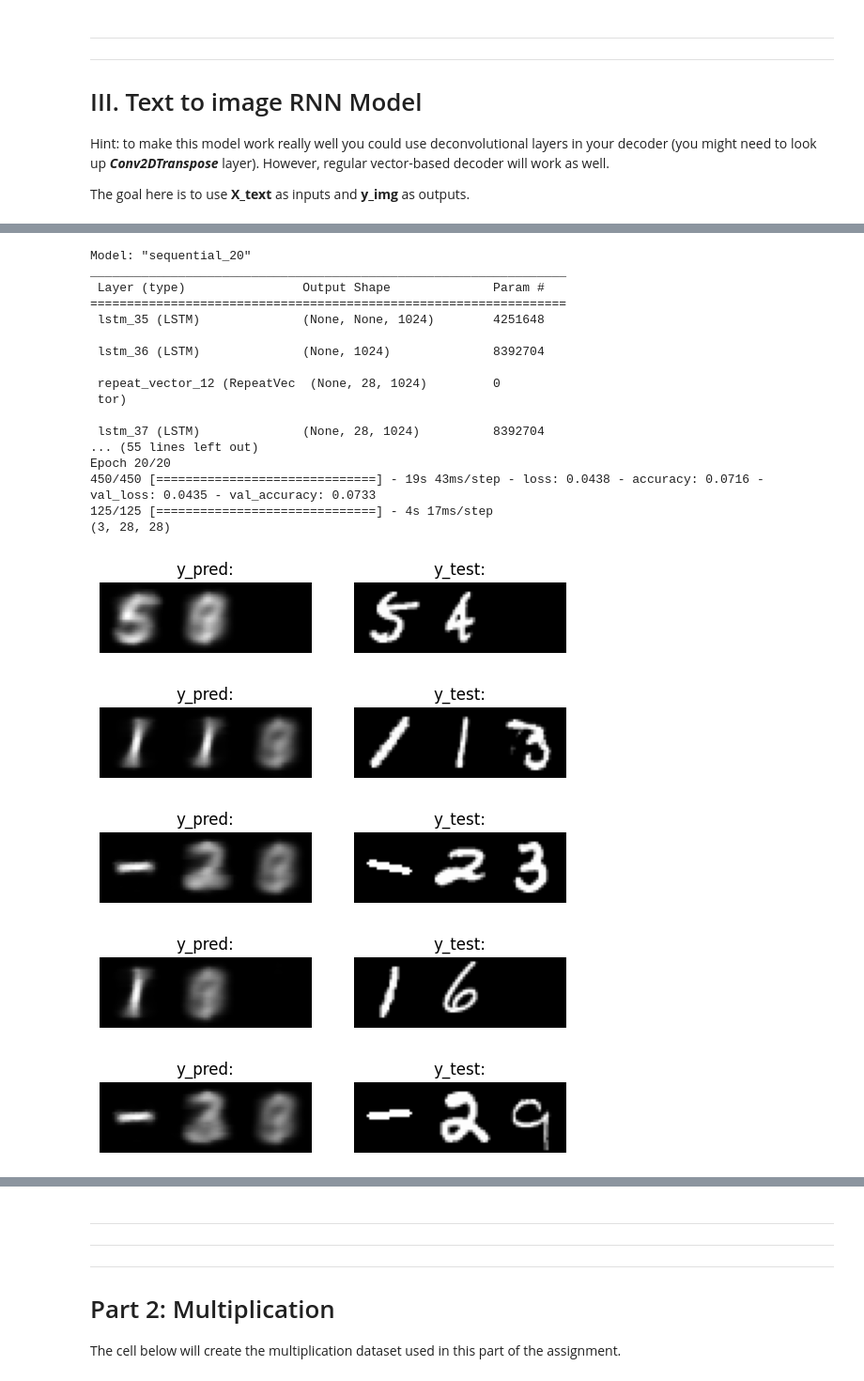
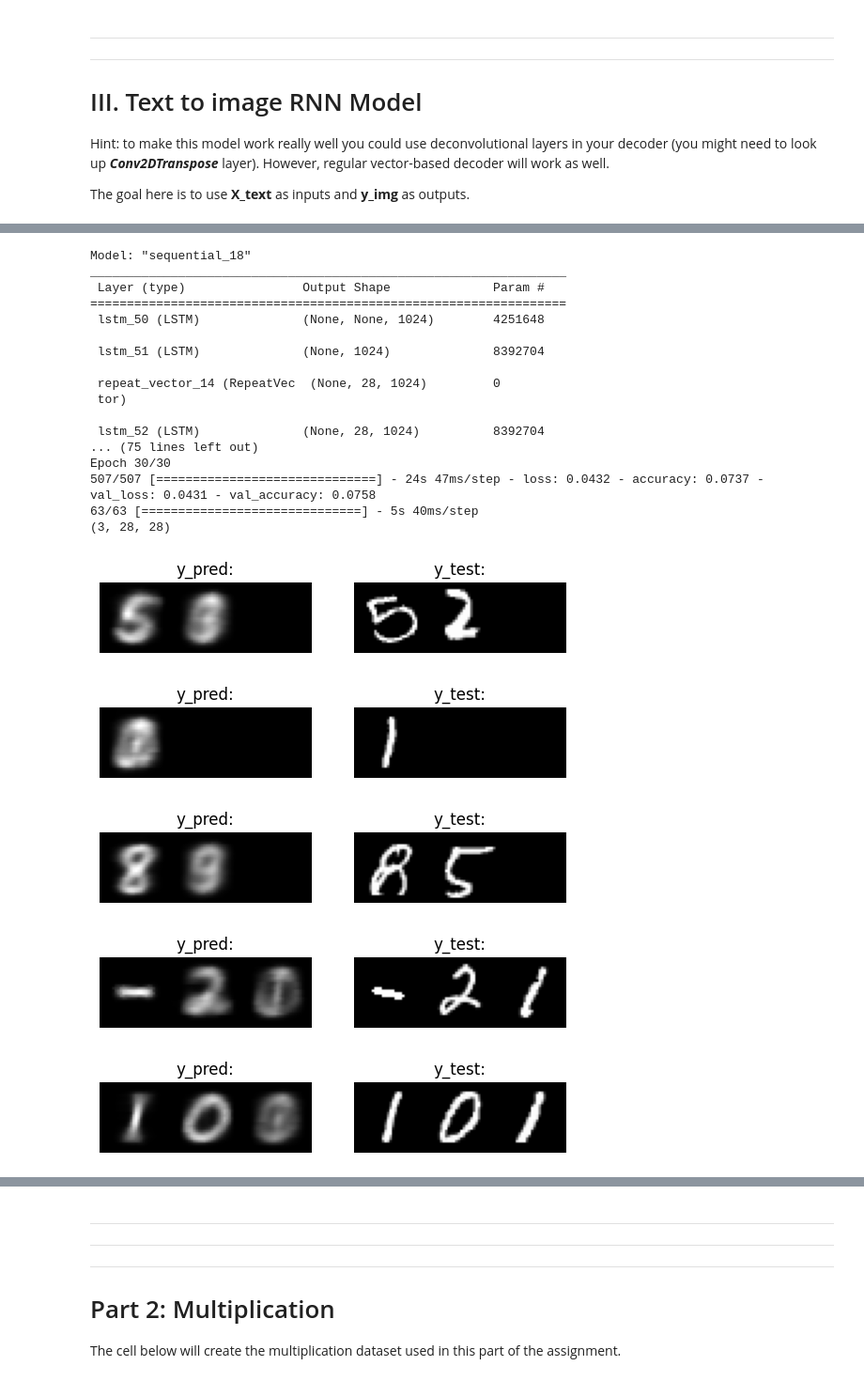
Before and after one commit to Spijkerberg/IDL-A2, a Jupyter notebook: individual_solns/A2_menno_tim.ipynb, the cells around one changed output, grey strips where cells are left out. Shown at 94% size. Drawn from its saved outputs; the diff is of its cells as text; code cells hidden in the pictures.

```diff
--- a/individual_solns/A2_menno_tim.ipynb
+++ b/individual_solns/A2_menno_tim.ipynb
@@ -1121,6 +1120,6 @@ def build_text2img_model(loss_func: str = 'binary_crossentropy',
 inputs = X_text_onehot
 outputs = y_img
 state = np.random.randint(1000000)
-X_train, X_test, y_train, y_test = train_test_split(inputs, outputs, train_size=float(0.8),random_state=state)
-X_train_img, X_test_img, y_train_onehot, y_test_onehot = train_test_split(X_img, y_text_onehot, train_size=float(0.8),random_state=state)
+X_train, X_test, y_train, y_test = train_test_split(inputs, outputs, train_size=float(0.9),random_state=state)
+X_train_img, X_test_img, y_train_onehot, y_test_onehot = train_test_split(X_img, y_text_onehot, train_size=float(0.9),random_state=state)
 # %%
@@ -1207,7 +1216,7 @@ for i in range(5):
 fit_kwargs = {
         'batch_size': 32,
         'validation_split': 0.1,
-        'epochs': 20,
+        'epochs': 30,
         }
 
 metrics = ['accuracy']
@@ -1218,47 +1227,47 @@ inputs = X_text_onehot
 outputs = y_img
 
 with strategy.scope():
     model = build_text2img_model(arch=4,num_encode_layers = 2, num_decode_layers = 1,show_summary=True)
     model.fit(X_train, y_train, **fit_kwargs, verbose=1)
     pred = model.predict(X_test) # approximation of y_test
 
 def display_sample_prediction(n):
     labels = ['y_pred:', 'y_test:']
     for j, data in enumerate([pred, y_test]):
         plt.subplot(1,2,j+1)
         # plt.set_figheight(15)
         plt.axis('off')
         plt.title(labels[j])
         plt.imshow(np.hstack(data[n]), cmap='gray')
     plt.show()
 
 # data = [pred,y_test]
 print(pred[0].shape)
 for i in range(5):
   display_sample_prediction(i)
 # %% [output]
-Model: "sequential_20"
+Model: "sequential_18"
 _________________________________________________________________
  Layer (type)                Output Shape              Param #
 =================================================================
- lstm_35 (LSTM)              (None, None, 1024)        4251648
+ lstm_50 (LSTM)              (None, None, 1024)        4251648
 
- lstm_36 (LSTM)              (None, 1024)              8392704
+ lstm_51 (LSTM)              (None, 1024)              8392704
 
- repeat_vector_12 (RepeatVec  (None, 28, 1024)         0
+ repeat_vector_14 (RepeatVec  (None, 28, 1024)         0
  tor)
 
- lstm_37 (LSTM)              (None, 28, 1024)          8392704
-... (55 lines left out)
-Epoch 20/20
-450/450 [==============================] - 19s 43ms/step - loss: 0.0438 - accuracy: 0.0716 - val_loss: 0.0435 - val_accuracy: 0.0733
-125/125 [==============================] - 4s 17ms/step
+ lstm_52 (LSTM)              (None, 28, 1024)          8392704
+... (75 lines left out)
+Epoch 30/30
+507/507 [==============================] - 24s 47ms/step - loss: 0.0432 - accuracy: 0.0737 - val_loss: 0.0431 - val_accuracy: 0.0758
+63/63 [==============================] - 5s 40ms/step
 (3, 28, 28)
-[figure, old version]
+[figure, new version]
-[figure, old version]
+[figure, new version]
-[figure, old version]
+[figure, new version]
-[figure, old version]
+[figure, new version]
-[figure, old version]
+[figure, new version]
 # %%
 for i in np.random.randint(0,2000,5):
   display_sample_prediction(i)
```
Also changed, not shown: parts of 17 cells of this notebook.
